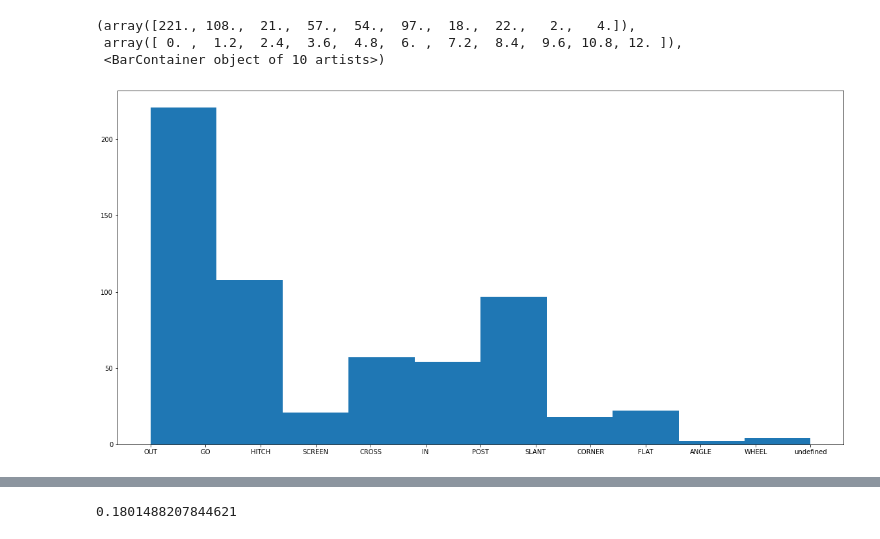
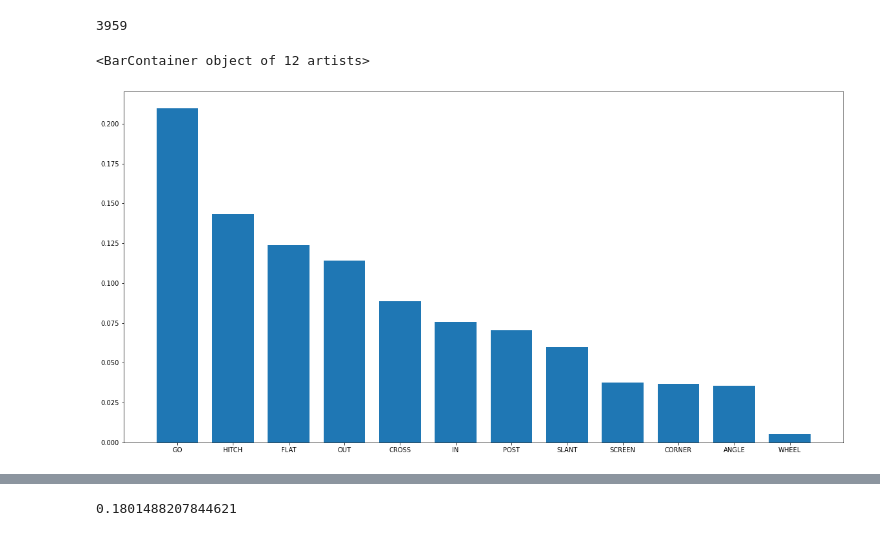
Before and after one commit to sskett/cosc301, a Jupyter notebook: route_finder.ipynb, the cells around one changed output, grey strips where cells are left out. Cells and saved outputs as stored; diff of their text form; code cells hidden in the pictures.

```diff
--- a/route_finder.ipynb
+++ b/route_finder.ipynb
@@ -57,3 +65,5 @@ del tracking_df
+# %%
+runners = runners.loc[(~runners['route'].isna())]
 # %%
 # Convert nan forced floats to ints and NA
 runners['nflId'] = runners['nflId'].astype('Int64')
@@ -70,19 +80,23 @@ end_events = ['pass_arrived', 'pass_outcome_caught', 'out_of_bounds',
                        'touchback', 'penalty_flag', 'penalty_accepted', 'field_goal_blocked']
 
 # Generate vectors of positions
-for gpid in gpids:
+for gpid in gpids[:1000]:
     df = runners.loc[runners['gpid'] == gpid]
     players = df['nflId'].unique().tolist()
+    centre_pos = qb_positions.loc[(qb_positions['gpid'] == gpid)]['pos'].values[0][1]
     for player in players:
         player_df = df.loc[(df['nflId'] == player)]
         if player > 0:
-            start_frame = df.loc[(df['nflId'] == player) & (df['event'] == 'ball_snap')]['frameId'].min()
-            end_frame = df.loc[(df['nflId'] == player) & (df['event'].isin(end_events))]['frameId'].min()
+            start_frame = player_df.loc[player_df['event'] == 'ball_snap']['frameId'].min()
+            end_frame = player_df.loc[player_df['event'].isin(end_events)]['frameId'].min()
             if end_frame > start_frame:
                 positions = []
+                start_pos = player_df.loc[(player_df['frameId'] == start_frame)]['pos'].values[0]
+                flip_arr = True if start_pos[1] < centre_pos else False
                 for frame in range(start_frame + 1, end_frame + 1):
                     # positions.append(player_df.loc[(player_df['frameId'] == frame)]['pos'].values[0].tolist())
                     new_pos = player_df.loc[(player_df['frameId'] == frame)]['pos'].values[0].tolist()
+                    if flip_arr: new_pos[1] = new_pos[1] * -1
                     new_pos.append(player_df.loc[(player_df['frameId'] == frame)]['s'].values[0])
                     positions.append(new_pos)
                 positions = np.array(positions)
@@ -111,9 +125,9 @@ for idx, row in routes_df.iterrows():
     if row['pos'][:, 0].max() > x[1]: x[1] = row['pos'][:, 0].max()
     if row['pos'][:, 1].min() < y[0]: y[0] = row['pos'][:, 1].min()
     if row['pos'][:, 1].max() > y[1]: y[1] = row['pos'][:, 1].max()
-    #plt.scatter(row['pos'][:, 0], row['pos'][:, 1], c=row['pos'][:, 2])
+    plt.scatter(row['pos'][:, 0], row['pos'][:, 1], c=row['pos'][:, 2])
 x = [np.floor(x[0]), np.ceil(x[1])]
-#plt.xlim(x[0] - 1, x[1] + 1)
+plt.xlim(x[0] - 1, x[1] + 1)
 y[0] = -1 * np.ceil(max(abs(y[0]), abs(y[1])))
 y[1] = abs(y[0])
-#plt.ylim(y[0] - 1, y[1] + 1)
+plt.ylim(y[0] - 1, y[1] + 1)
@@ -131,7 +148,7 @@ for idx, row in routes_df.iterrows():
     grids.append(grid.reshape(x_dim * y_dim))
 # %%
 routes_df['grid'] = grids
-routes_df.drop(['pos'], axis=1, inplace=True)
+#routes_df.drop(['pos'], axis=1, inplace=True)
 # %%
 # flatten the images
 n_samples = len(grids)
@@ -195,11 +212,13 @@ Confusion Matrix:
+# %%
+routes_df['route'].value_counts().sum()
+# %% [output]
+3959
 # %%
 plt.figure(figsize=(20,10))
-plt.hist(routes_df['route'])
+plt.bar(routes_df['route'].value_counts().index, routes_df['route'].value_counts().values / routes_df['route'].value_counts().sum(), width=0.75)
 # %% [output]
-(array([221., 108.,  21.,  57.,  54.,  97.,  18.,  22.,   2.,   4.]),
- array([ 0. ,  1.2,  2.4,  3.6,  4.8,  6. ,  7.2,  8.4,  9.6, 10.8, 12. ]),
- <BarContainer object of 10 artists>)
+<BarContainer object of 12 artists>
-[figure, old version]
+[figure, new version]
 # %%
 routes_df['route'].count()
 # %% [output]
```
Also changed, not shown: parts of 50 cells of this notebook.
